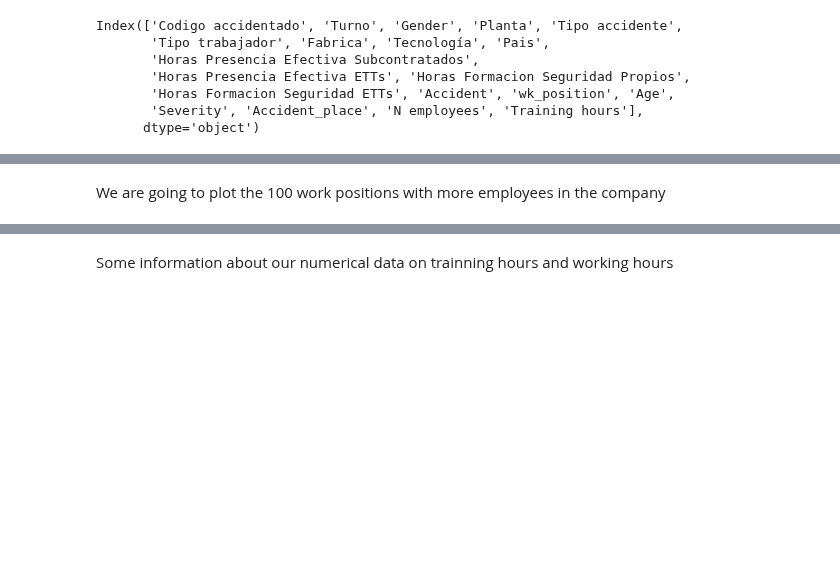
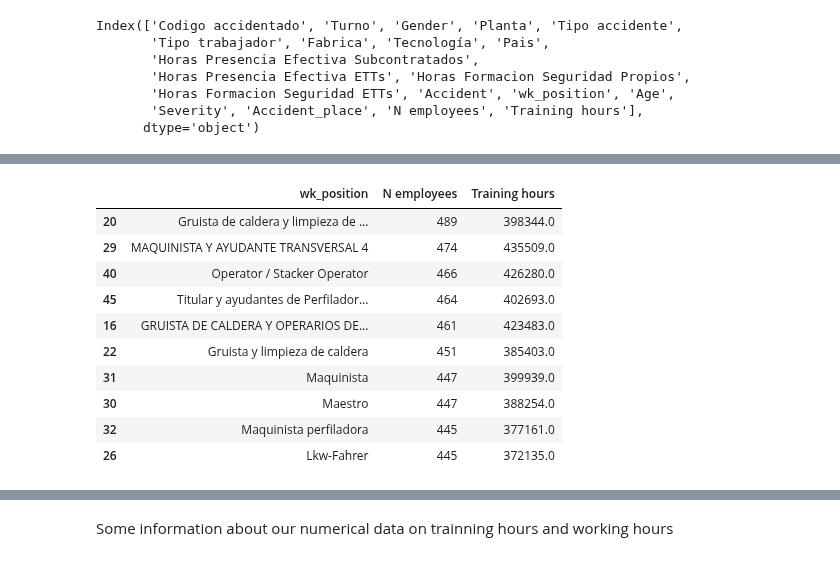
Before and after one commit to sarasabino/Accident_Rate_Project, a Jupyter notebook: Src/Notebooks/02_1_Exploratory_final_data.ipynb, the cells around one changed output, grey strips where cells are left out. Cells and saved outputs as stored; diff of their text form; code cells hidden in the pictures; blank space fills up the shorter version.

```diff
--- a/Src/Notebooks/02_1_Exploratory_final_data.ipynb
+++ b/Src/Notebooks/02_1_Exploratory_final_data.ipynb
@@ -402,4 +399,16 @@ n_employees.head()
 # %%
-n_employees = n_employees.sort_values(by='N employees', ascending=False).head(100)
+n_employees = n_employees.sort_values(by='N employees', ascending=False)
-# %% [markdown]
-We are going to plot the 100 work positions with more employees in the company
+# %%
+n_employees.head(10)
+# %% [output]
+|  | wk_position | N employees | Training hours |
+| 20 | Gruista de caldera y limpieza de ... | 489 | 398344.0 |
+| 29 | MAQUINISTA Y AYUDANTE TRANSVERSAL 4 | 474 | 435509.0 |
+| 40 | Operator / Stacker Operator | 466 | 426280.0 |
+| 45 | Titular y ayudantes de Perfilador... | 464 | 402693.0 |
+| 16 | GRUISTA DE CALDERA Y OPERARIOS DE... | 461 | 423483.0 |
+| 22 | Gruista y limpieza de caldera | 451 | 385403.0 |
+| 31 | Maquinista | 447 | 399939.0 |
+| 30 | Maestro | 447 | 388254.0 |
+| 32 | Maquinista perfiladora | 445 | 377161.0 |
+| 26 | Lkw-Fahrer | 445 | 372135.0 |
```
Also changed, not shown: parts of 33 cells of this notebook.
